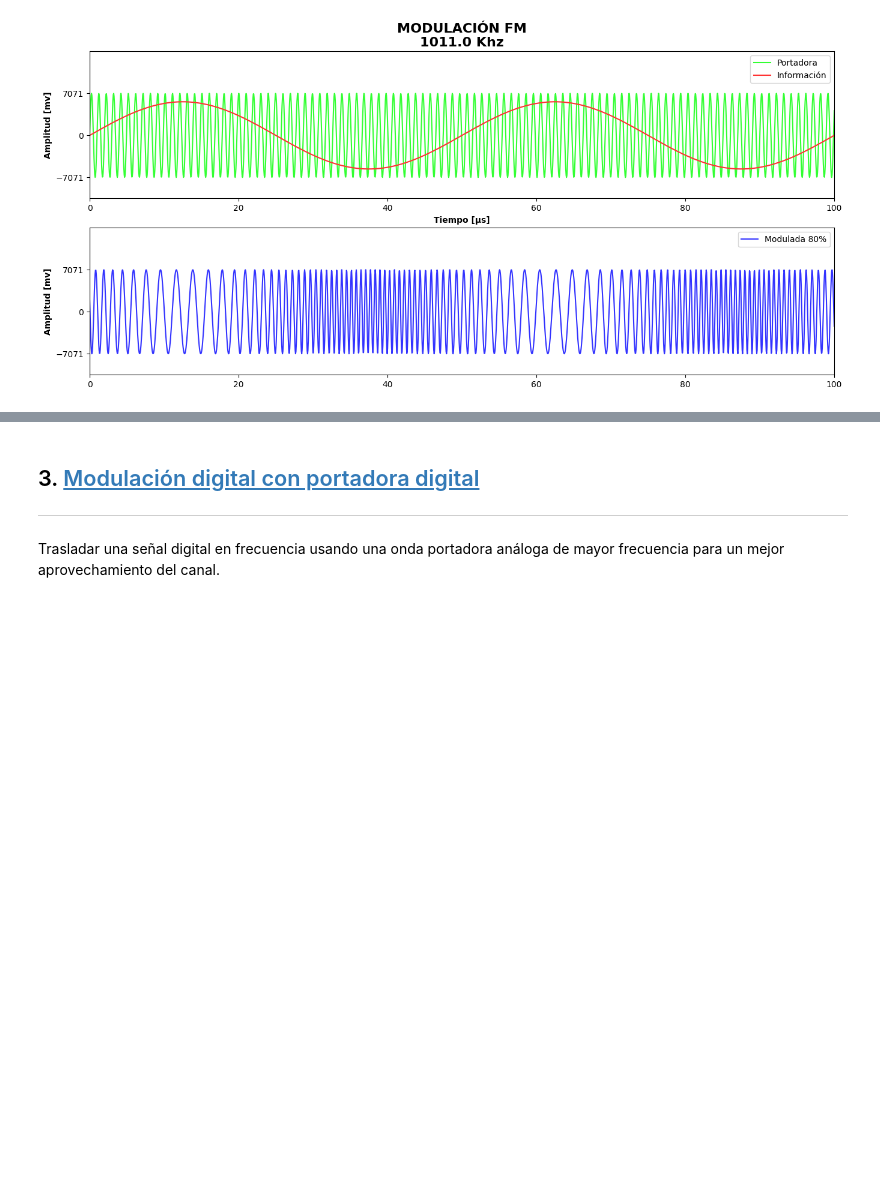
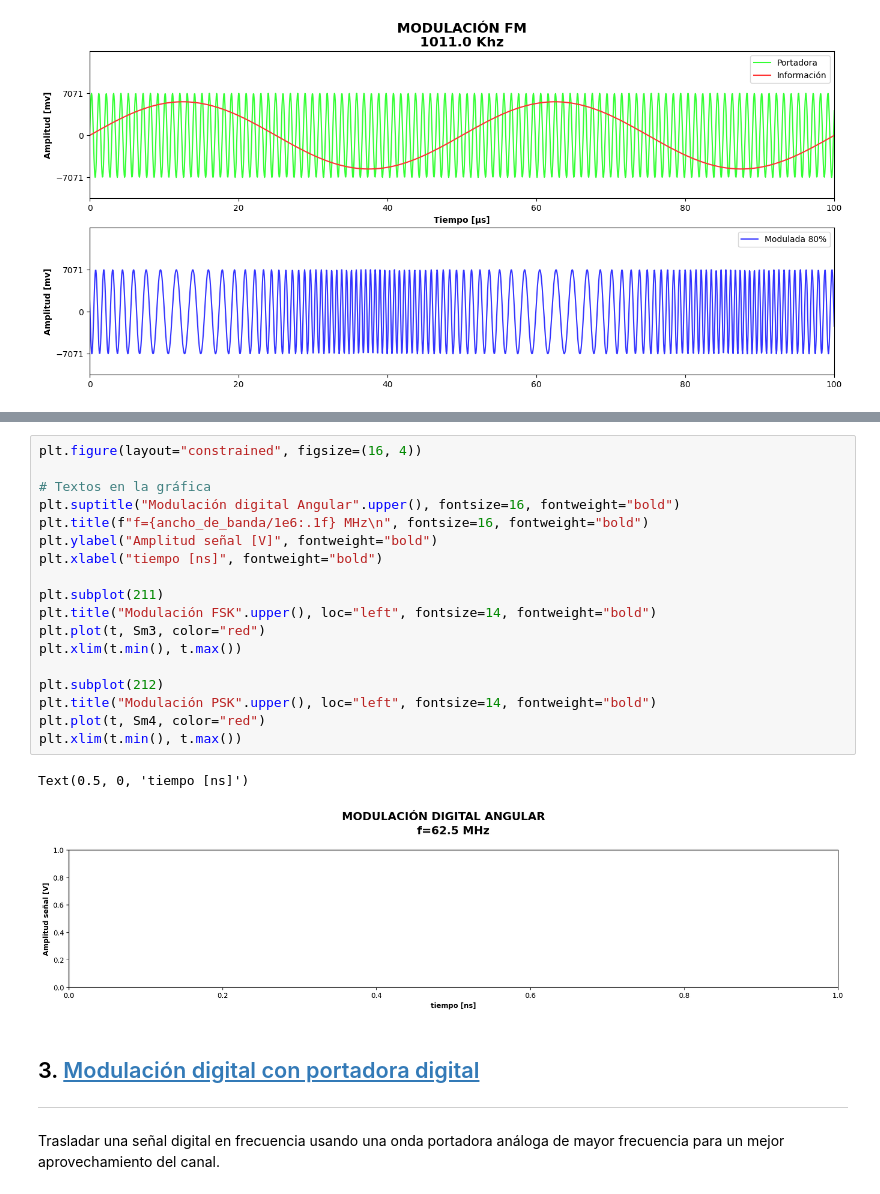
Before and after one commit to GiancarloBenavides/Telematics, a Jupyter notebook: 11-Comunicaciones/11.3_modulacion.ipynb, the cells around one changed output, grey strips where cells are left out. Cells and saved outputs as stored; diff of their text form; blank space fills up the shorter version.

```diff
--- a/11-Comunicaciones/11.3_modulacion.ipynb
+++ b/11-Comunicaciones/11.3_modulacion.ipynb
@@ -406,3 +416,24 @@ Wp
+# %%
+plt.figure(layout="constrained", figsize=(16, 4))
+
+# Textos en la gráfica
+plt.suptitle("Modulación digital Angular".upper(), fontsize=16, fontweight="bold")
+plt.title(f"f={ancho_de_banda/1e6:.1f} MHz\n", fontsize=16, fontweight="bold")
+plt.ylabel("Amplitud señal [V]", fontweight="bold")
+plt.xlabel("tiempo [ns]", fontweight="bold")
+
+plt.subplot(211)
+plt.title("Modulación FSK".upper(), loc="left", fontsize=14, fontweight="bold")
+plt.plot(t, Sm3, color="red")
+plt.xlim(t.min(), t.max())
+
+plt.subplot(212)
+plt.title("Modulación PSK".upper(), loc="left", fontsize=14, fontweight="bold")
+plt.plot(t, Sm4, color="red")
+plt.xlim(t.min(), t.max())
+# %% [output]
+Text(0.5, 0, 'tiempo [ns]')
+[figure, added]
 # %% [markdown]
 ## 3. [Modulación digital con portadora digital](#agenda)
 ---
```
Also changed, not shown: parts of 4 cells of this notebook.
